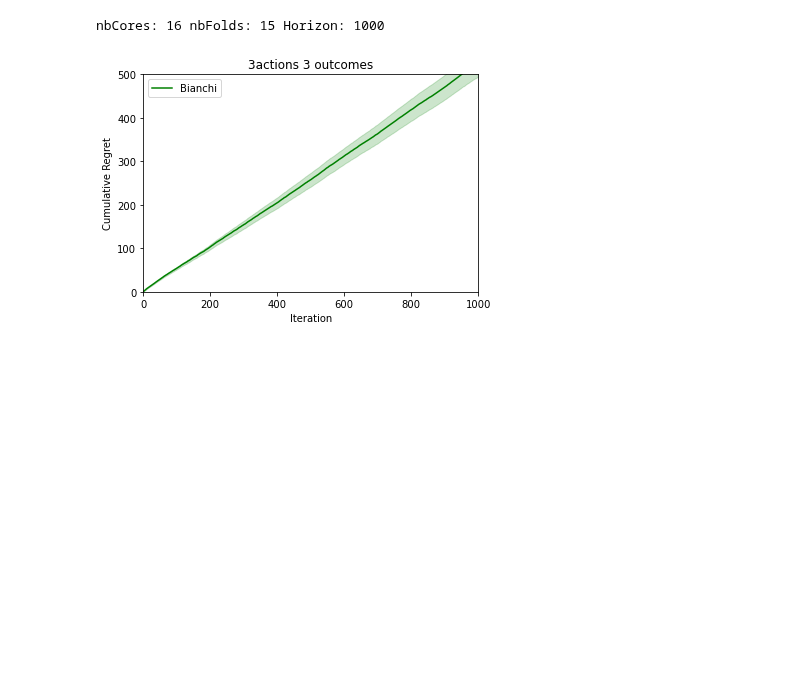
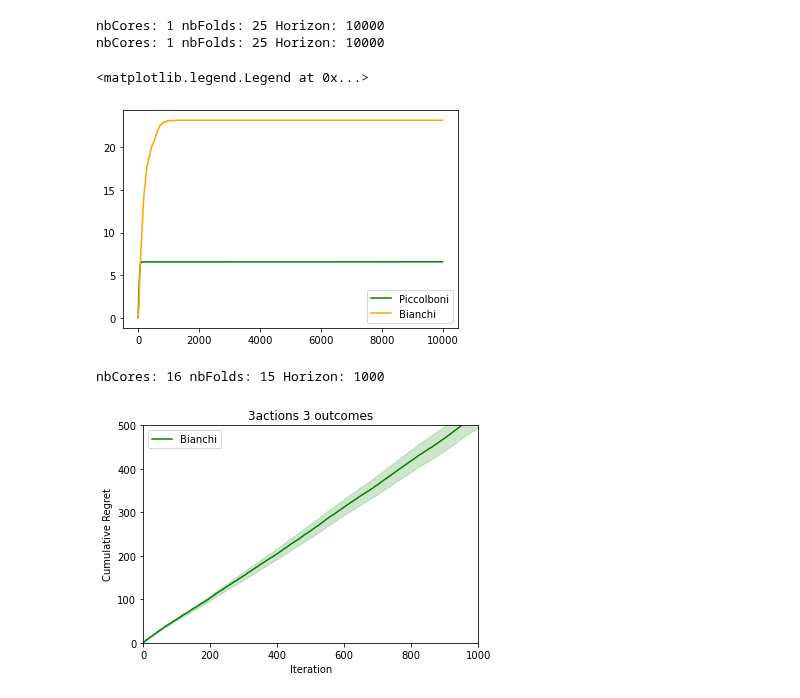
Before and after one commit to MaxHeuillet/partial-monitoring-algos, a Jupyter notebook: synthetic_case.ipynb, the cells around one changed output. Cells and saved outputs as stored; diff of their text form; code cells hidden in the pictures; blank space fills up the shorter version.

```diff
--- a/synthetic_case.ipynb
+++ b/synthetic_case.ipynb
@@ -320,0 +433,24 @@ nbCores: 16 nbFolds: 10 Horizon: 2000
+# %%
+n_cores = 1
+horizon = 10000
+n_folds = 25
+
+LossMatrix = np.array( [ [1, 1],[0, 1],[1, 0] ] )
+FeedbackMatrix = np.array(  [ [1/2, 1], [1/4, 1/4], [1/4, 1/4] ] )
+
+task = SyntheticCase(LossMatrix, FeedbackMatrix, horizon)
+
+# task.feedexp3(False,'Piccolboni',1)
+
+result =  eval_feedexp_parallel(task, n_cores, n_folds, horizon, False, 'Piccolboni' )
+plt.plot(  np.cumsum( np.mean( result , 0 ) ) , label = 'Piccolboni', color = 'green' )
+
+result =  eval_feedexp_parallel(task, n_cores, n_folds, horizon, False, 'Bianchi' )
+plt.plot(  np.cumsum( np.mean( result , 0 ) ) , label = 'Bianchi', color = 'orange' )
+
+plt.legend()
+# %% [output]
+nbCores: 1 nbFolds: 25 Horizon: 10000
+nbCores: 1 nbFolds: 25 Horizon: 10000
+<matplotlib.legend.Legend at 0x...>
+[figure, added]
```
Also changed, not shown: parts of 6 cells of this notebook.
